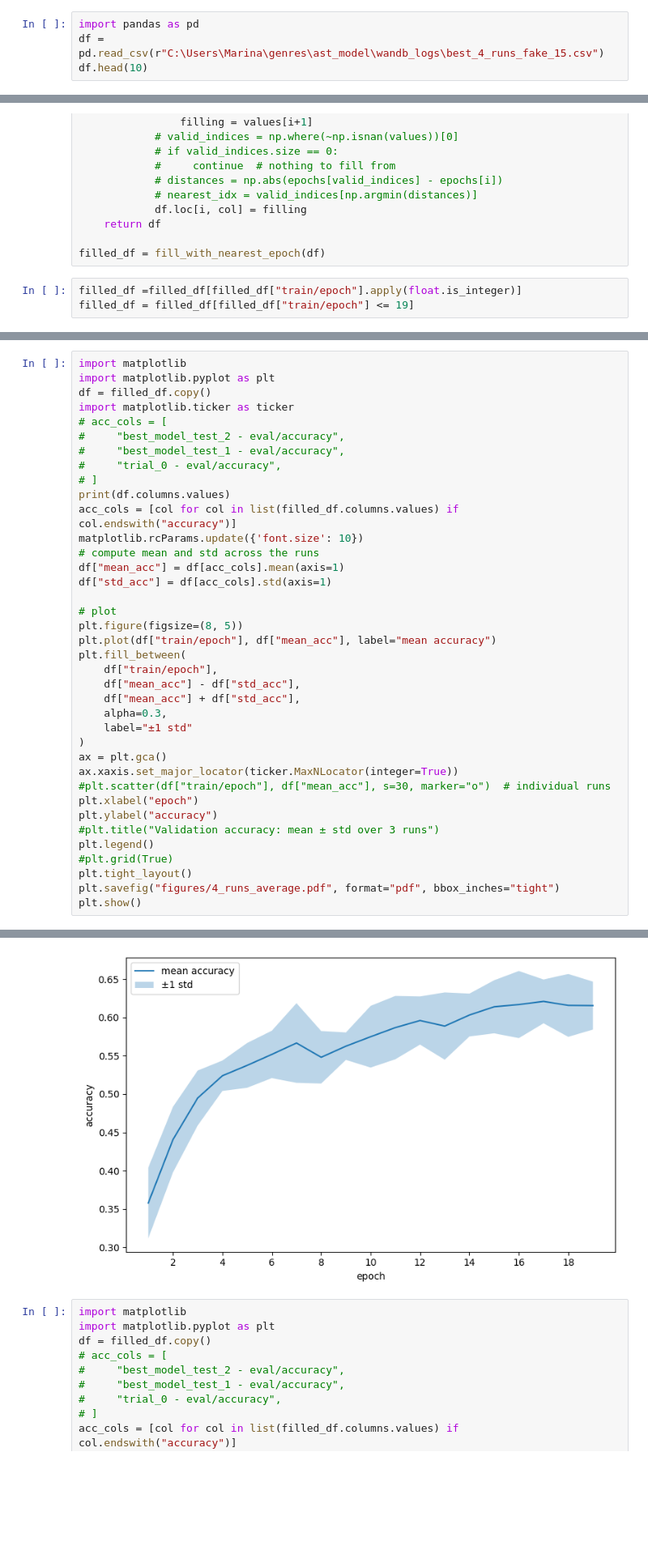
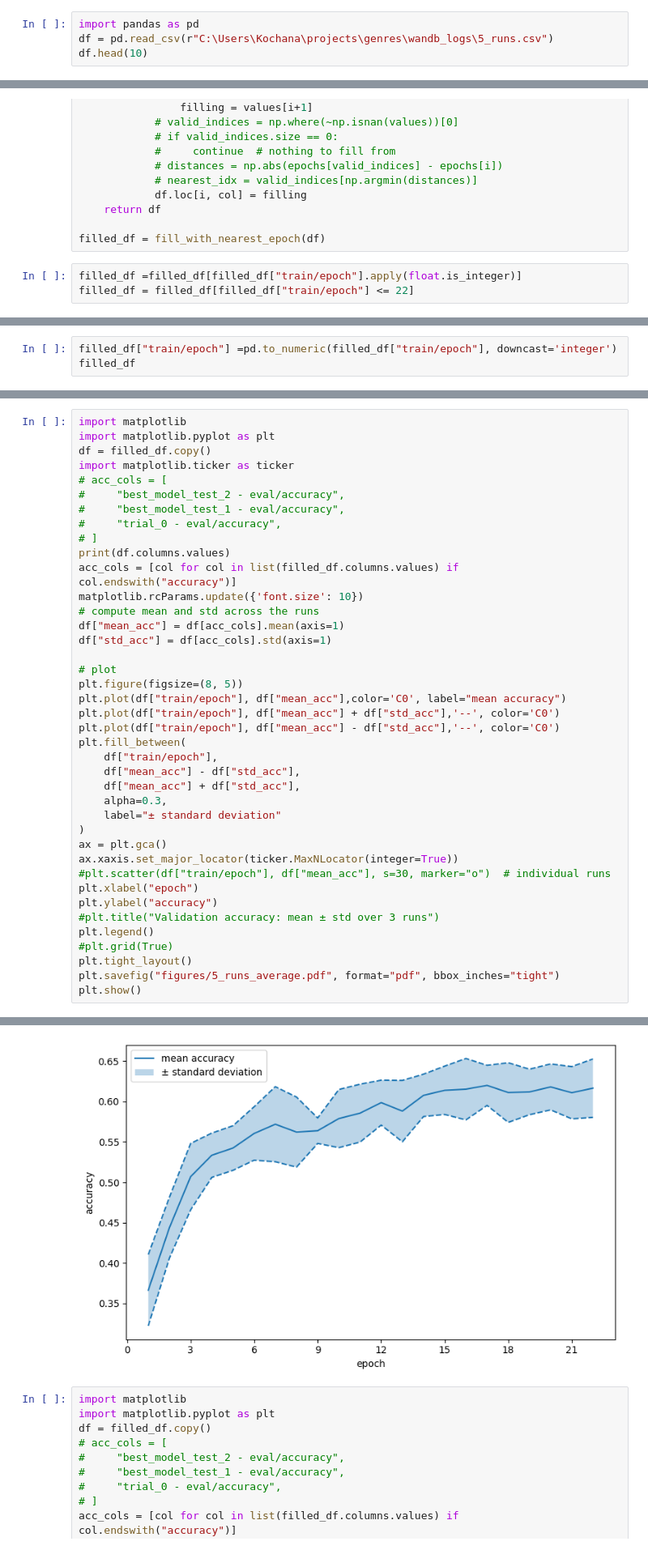
Before and after one commit to PulyaPolya/genres, a Jupyter notebook: ast_model/visualisations_hpo.ipynb, the cells around one changed output, grey strips where cells are left out. Shown: that part at 81% size. Drawn from its saved outputs; the diff is of its cells as text; blank space fills up the shorter version.

```diff
--- a/ast_model/visualisations_hpo.ipynb
+++ b/ast_model/visualisations_hpo.ipynb
@@ -475,6 +475,6 @@ df.sort_values(by= "eval/accuracy", axis = 0, ascending=False).tail(10)
 # Three best models runs
 # %%
 import pandas as pd
-df = pd.read_csv(r"C:\Users\Marina\genres\ast_model\wandb_logs\best_4_runs_fake_15.csv")
+df = pd.read_csv(r"C:\Users\Kochana\projects\genres\wandb_logs\5_runs.csv")
 df.head(10)
 # %% [output]
@@ -542,4 +542,4 @@ def fill_with_nearest_epoch(df, epoch_col="train/epoch", acc_cols=None):
 filled_df = fill_with_nearest_epoch(df)
 # %%
 filled_df =filled_df[filled_df["train/epoch"].apply(float.is_integer)]
-filled_df = filled_df[filled_df["train/epoch"] <= 19]
+filled_df = filled_df[filled_df["train/epoch"] <= 22]
@@ -549,0 +546,3 @@ TypeError: cannot convert the series to <class 'int'>
+# %%
+filled_df["train/epoch"] =pd.to_numeric(filled_df["train/epoch"], downcast='integer')
+filled_df
@@ -566,13 +583,15 @@ df["std_acc"] = df[acc_cols].std(axis=1)
 
 # plot
 plt.figure(figsize=(8, 5))
-plt.plot(df["train/epoch"], df["mean_acc"], label="mean accuracy")
+plt.plot(df["train/epoch"], df["mean_acc"],color='C0', label="mean accuracy")
+plt.plot(df["train/epoch"], df["mean_acc"] + df["std_acc"],'--', color='C0')
+plt.plot(df["train/epoch"], df["mean_acc"] - df["std_acc"],'--', color='C0')
 plt.fill_between(
     df["train/epoch"],
     df["mean_acc"] - df["std_acc"],
     df["mean_acc"] + df["std_acc"],
     alpha=0.3,
-    label="±1 std"
+    label="± standard deviation"
 )
 ax = plt.gca()
 ax.xaxis.set_major_locator(ticker.MaxNLocator(integer=True))
@@ -583,6 +602,6 @@ plt.ylabel("accuracy")
 plt.legend()
 #plt.grid(True)
 plt.tight_layout()
-plt.savefig("figures/4_runs_average.pdf", format="pdf", bbox_inches="tight")
+plt.savefig("figures/5_runs_average.pdf", format="pdf", bbox_inches="tight")
 plt.show()
 # %% [output]
@@ -590,7 +610,7 @@ plt.show()
  'best_lin_fake_1e-7_3 - eval/accuracy'
  'best_lin_fake_1e-7_2 - eval/accuracy'
  'best_lin_fake_1e-7 - eval/accuracy']
-[figure, old version]
+[figure, new version]
 # %%
 import matplotlib
 import matplotlib.pyplot as plt
```
Also changed, not shown: parts of 9 cells of this notebook, 1 other file.
